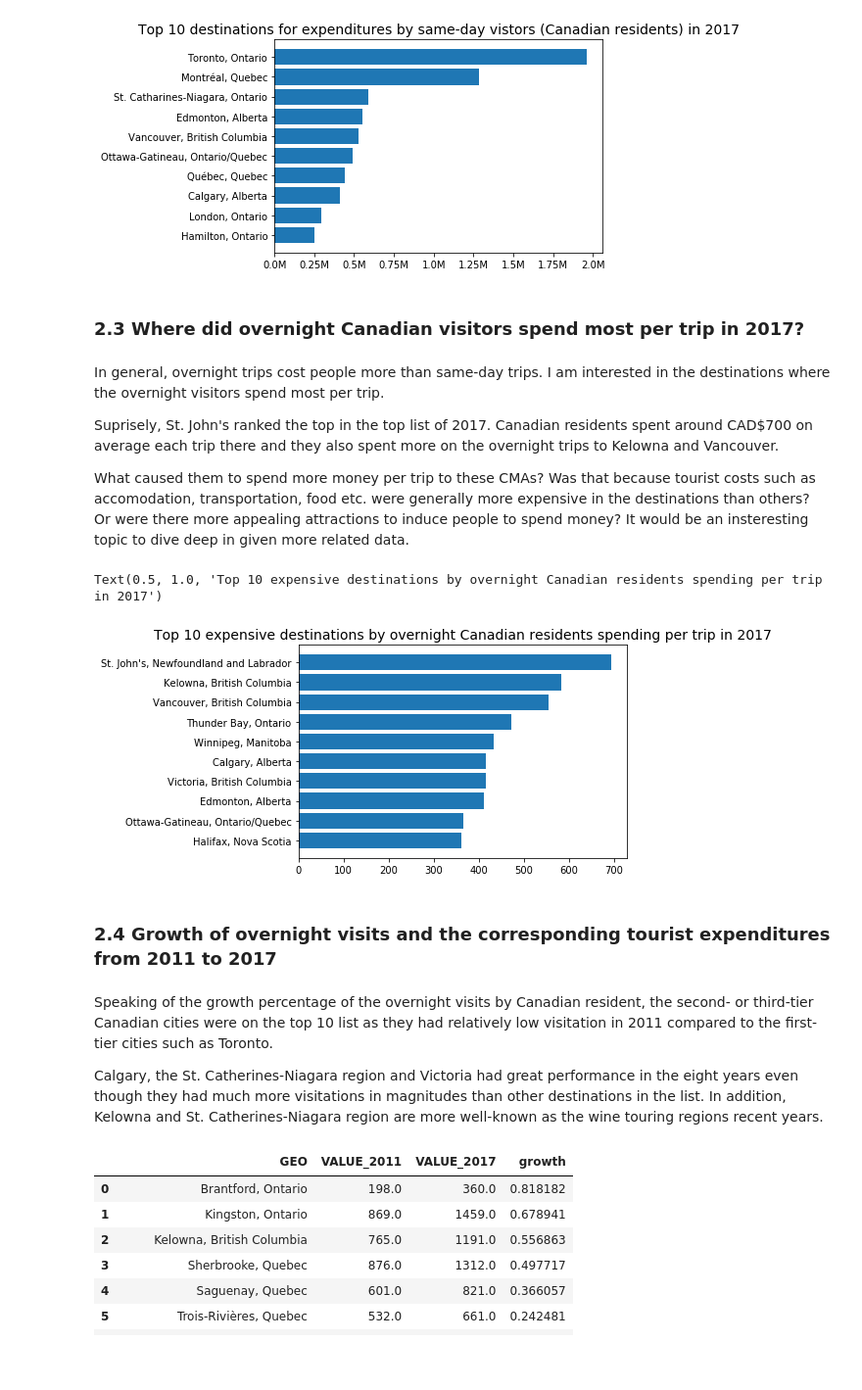
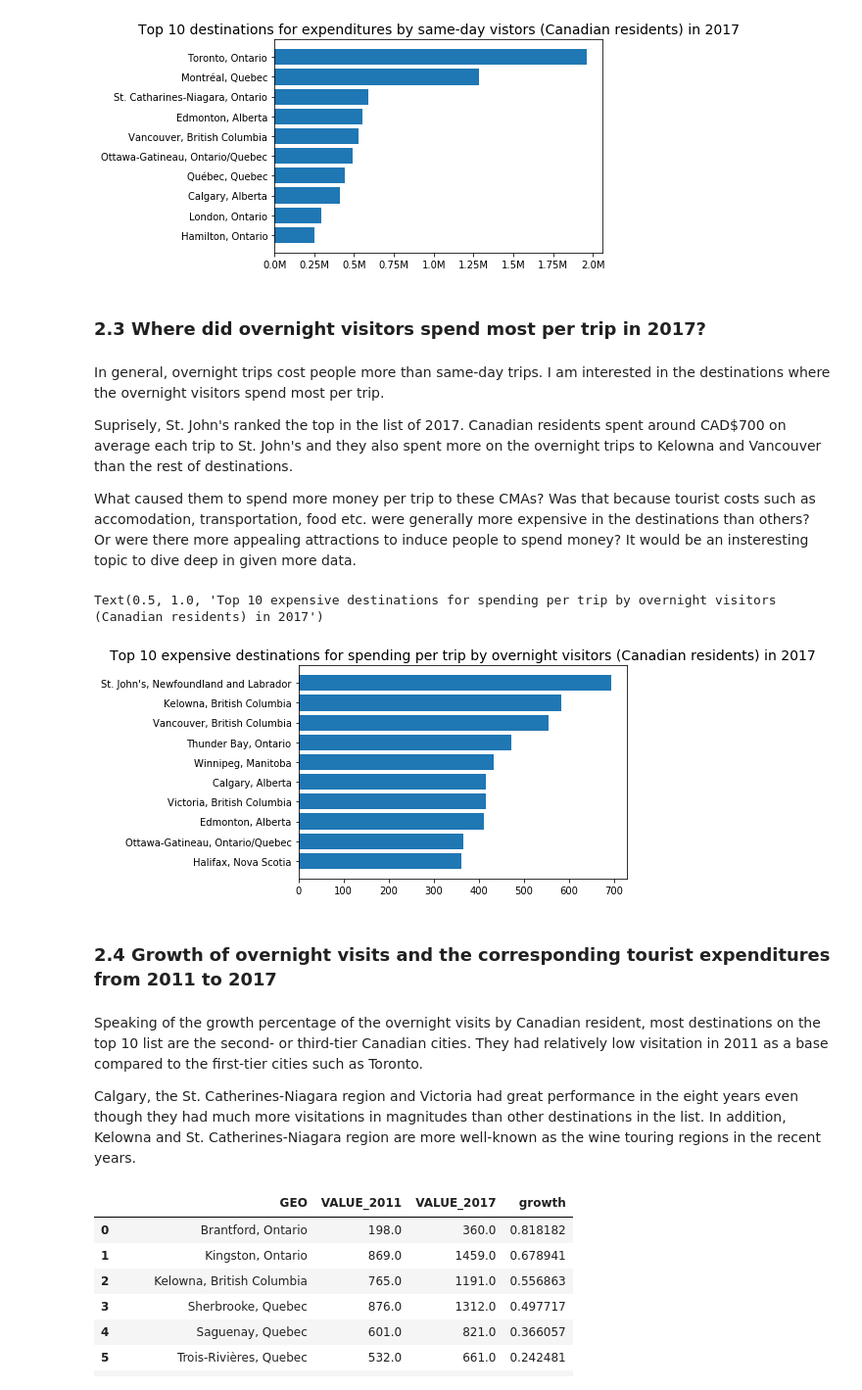
Before and after one commit to vcai01/-domestic_tourism_CMA, a Jupyter notebook: Domestic Tourism in CMA.ipynb, the cells around one changed output. Shown at 98% size. Drawn from its saved outputs; the diff is of its cells as text; code cells hidden in the pictures; blank space fills up the shorter version.

```diff
--- a/Domestic Tourism in CMA.ipynb
+++ b/Domestic Tourism in CMA.ipynb
@@ -235,35 +242,35 @@ ax.get_xaxis().set_major_formatter(plt.FuncFormatter(lambda x, loc: "{}M".format
 # %% [output]
 [figure]
 # %% [markdown]
-### 2.3 Where did overnight Canadian visitors spend most per trip in 2017?
+### 2.3 Where did overnight visitors spend most per trip in 2017?
 # %% [markdown]
 In general, overnight trips cost people more than same-day trips. I am interested in the destinations where the overnight visitors spend most per trip.
 
-Suprisely, St. John's ranked the top in the top list of 2017. Canadian residents spent around CAD$700 on average each trip there and they also spent more on the overnight trips to Kelowna and Vancouver.
+Suprisely, St. John's ranked the top in the list of 2017. Canadian residents spent around CAD$700 on average each trip to St. John's and they also spent more on the overnight trips to Kelowna and Vancouver than the rest of destinations.
 
-What caused them to spend more money per trip to these CMAs? Was that because tourist costs such as accomodation, transportation, food etc. were generally more expensive in the destinations than others? Or were there more appealing attractions to induce people to spend money? It would be an insteresting topic to dive deep in given more related data.
+What caused them to spend more money per trip to these CMAs? Was that because tourist costs such as accomodation, transportation, food etc. were generally more expensive in the destinations than others? Or were there more appealing attractions to induce people to spend money? It would be an insteresting topic to dive deep in given more data.
 # %%
 num_overnight_2017 = num_overnight_2017[['GEO', 'VALUE']]
 expense_overnight = expense_overnight[['GEO', 'VALUE']]
 df_expense = expense_overnight.merge(num_overnight_2017, on = 'GEO', suffixes=('_expense', '_num'))
 df_expense['per_trip'] = round(df_expense['VALUE_expense']/df_expense['VALUE_num'], 2)
 
 top10_overnight_expense_per_trip = df_expense.nlargest(10, ['per_trip'])
 top10_overnight_expense_per_trip
 
 Expense, City = zip(*sorted(zip(top10_overnight_expense_per_trip['per_trip'], top10_overnight_expense_per_trip['GEO'])))
 plt.barh(City, Expense)
 
-plt.title('Top 10 expensive destinations by overnight Canadian residents spending per trip in 2017', fontsize = 14)
+plt.title('Top 10 expensive destinations for spending per trip by overnight visitors (Canadian residents) in 2017', fontsize = 14)
 # %% [output]
-Text(0.5, 1.0, 'Top 10 expensive destinations by overnight Canadian residents spending per trip in 2017')
+Text(0.5, 1.0, 'Top 10 expensive destinations for spending per trip by overnight visitors (Canadian residents) in 2017')
-[figure, old version]
+[figure, new version]
 # %% [markdown]
 ### 2.4 Growth of overnight visits and the corresponding tourist expenditures from 2011 to 2017
 # %% [markdown]
-Speaking of the growth percentage of the overnight visits by Canadian resident, the second- or third-tier Canadian cities were on the top 10 list as they had relatively low visitation in 2011 compared to the first-tier cities such as Toronto.
+Speaking of the growth percentage of the overnight visits by Canadian resident, most destinations on the top 10 list are the second- or third-tier Canadian cities. They had relatively low visitation in 2011 as a base compared to the first-tier cities such as Toronto.
 
-Calgary, the St. Catherines-Niagara region and Victoria had great performance in the eight years even though they had much more visitations in magnitudes than other destinations in the list. In addition, Kelowna and St. Catherines-Niagara region are more well-known as the wine touring regions recent years.
+Calgary, the St. Catherines-Niagara region and Victoria had great performance in the eight years even though they had much more visitations in magnitudes than other destinations in the list. In addition, Kelowna and St. Catherines-Niagara region are more well-known as the wine touring regions in the recent years.
 # %%
 num_overnight_2011 = data[(data['YEAR'] == 2011) &
                           (data['Visit duration'] == 'Overnight census metropolitan areas (CMA)  visits') &
```
Also changed, not shown: parts of 10 cells of this notebook.
